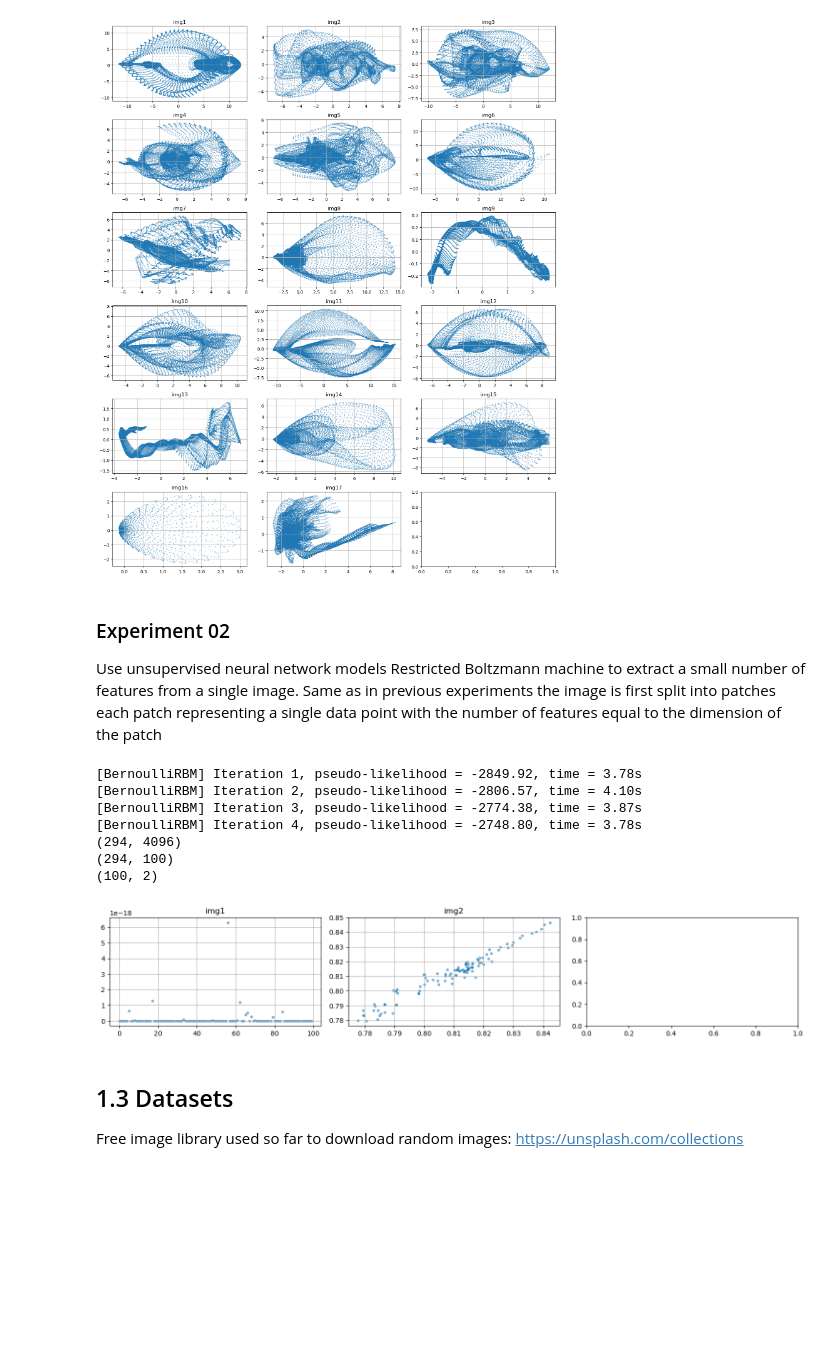
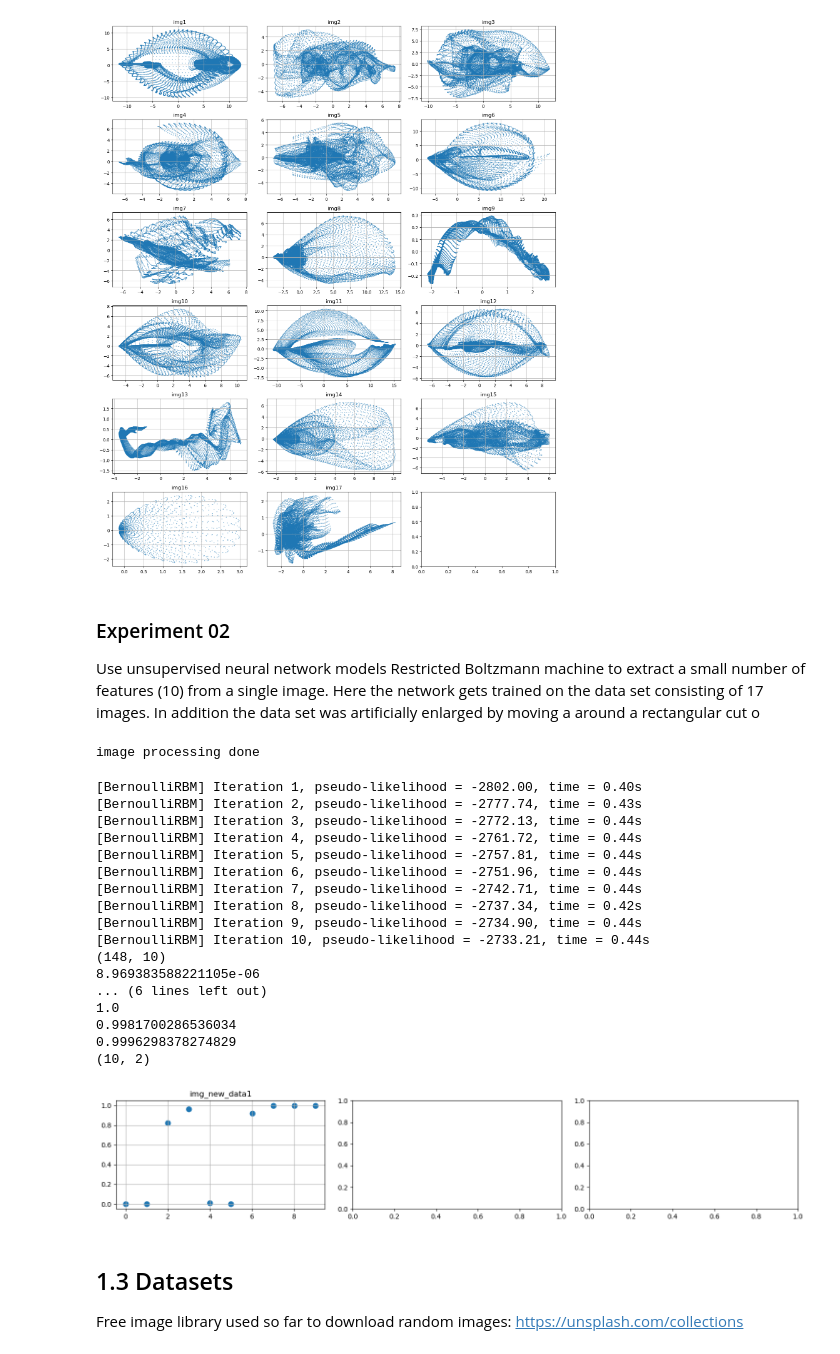
Before and after one commit to Vanl1l1th/streamline_data_pipeline, a Jupyter notebook: data_experiments.ipynb, the cells around one changed output. Saved outputs shown, nothing was run; the diff lists cells and outputs as text; code cells hidden in the pictures; blank space fills up the shorter version.

```diff
--- a/data_experiments.ipynb
+++ b/data_experiments.ipynb
@@ -66,8 +66,8 @@ def plot_vis(plot_list): #takes a list of data sets to visualize in a scatter pl
         x = plot[:, 0]
         y = plot[:, 1]
         ax = axes[i]
-        ax.scatter(x, y, s=10, alpha=0.5)  # Use scatter plot for large datasets
-        ax.set_title("img" + str(i+1))
+        ax.scatter(x, y, s=60, alpha=1.0)  # Use scatter plot for large datasets
+        ax.set_title("img_new_data" + str(i+1))
         ax.grid(True)
 
     plt.tight_layout()
@@ -98,39 +98,53 @@ feature reduction done
 [figure]
 # %% [markdown]
 ### Experiment 02
-Use unsupervised neural network models Restricted Boltzmann machine to extract a small number of features from a single image. Same as in previous experiments the image is first split into patches each patch representing a single data point with the number of features equal to the dimension of the patch
+Use unsupervised neural network models Restricted Boltzmann machine to extract a small number of features (10) from a single image. Here the network gets trained on the data set consisting of 17 images. In addition the data set was artificially enlarged by moving a around a rectangular cut o
 # %%
-patches = split_patches(path_list,70,64) # arguments: path list for images, max image resolution, patch size
+patches = split_patches(path_list,67,64) # arguments: path list for images, max image resolution, patch size
 print("image processing done")
-patches_combined = np.vstack(patches)
-print(patches_combined.shape)
+# %% [output]
+image processing done
+# %%
+patches_combined = patches[0]
+for i in range(1,len(patches)):
+    patches_combined = np.append(patches_combined, patches[i], axis = 0)
 # %%
-
-
-rbm = BernoulliRBM(n_components=100, learning_rate=0.1,n_iter=4, random_state=0, verbose=True)
-#patches[0] = patches[0] / 225.0
-patches_combined = minmax_scale(patches_combined, feature_range=(0, 1))  # 0-1 scaling
+rbm = BernoulliRBM(n_components=10, learning_rate=0.01,n_iter=10, random_state=0, verbose=True)
+#patches_combined = minmax_scale(patches_combined, feature_range=(0, 1))  # 0-1 scaling
+#patches_combined = patches_combined / 225.0
 rbm.fit(patches_combined)
 
-new_data_points = split_patches(["img_data/test_data.jpg"],70,64)
-print(new_data_points[0].shape)
+new_data_points = split_patches(["img_data/test_data.jpg"],67,64)
+#new_data_points[0] = new_data_points[0] / 225.0
+#new_data_points[0] = minmax_scale(new_data_points[0], feature_range=(0, 1))
 patch_trans = rbm.transform(new_data_points[0])
 print(patch_trans.shape)
 vis = []
 for i in range(len(patch_trans[0])):
+    print(patch_trans[0][i])
     vis.append([i, patch_trans[0][i]])
 vis = np.array(vis)
 print(vis.shape)
-plot_vis([vis,patches[0]])
+plot_vis([vis])
 # %% [output]
-[BernoulliRBM] Iteration 1, pseudo-likelihood = -2849.92, time = 3.78s
-[BernoulliRBM] Iteration 2, pseudo-likelihood = -2806.57, time = 4.10s
-[BernoulliRBM] Iteration 3, pseudo-likelihood = -2774.38, time = 3.87s
-[BernoulliRBM] Iteration 4, pseudo-likelihood = -2748.80, time = 3.78s
-(294, 4096)
-(294, 100)
-(100, 2)
+[BernoulliRBM] Iteration 1, pseudo-likelihood = -2802.00, time = 0.40s
+[BernoulliRBM] Iteration 2, pseudo-likelihood = -2777.74, time = 0.43s
+[BernoulliRBM] Iteration 3, pseudo-likelihood = -2772.13, time = 0.44s
+[BernoulliRBM] Iteration 4, pseudo-likelihood = -2761.72, time = 0.44s
+[BernoulliRBM] Iteration 5, pseudo-likelihood = -2757.81, time = 0.44s
+[BernoulliRBM] Iteration 6, pseudo-likelihood = -2751.96, time = 0.44s
+[BernoulliRBM] Iteration 7, pseudo-likelihood = -2742.71, time = 0.44s
+[BernoulliRBM] Iteration 8, pseudo-likelihood = -2737.34, time = 0.42s
+[BernoulliRBM] Iteration 9, pseudo-likelihood = -2734.90, time = 0.44s
+[BernoulliRBM] Iteration 10, pseudo-likelihood = -2733.21, time = 0.44s
+(148, 10)
+8.969383588221105e-06
+... (6 lines left out)
+1.0
+0.9981700286536034
+0.9996298378274829
+(10, 2)
-[figure, old version]
+[figure, new version]
 # %% [markdown]
 ## 1.3 Datasets
 Free image library used so far to download random images: https://unsplash.com/collections
```
